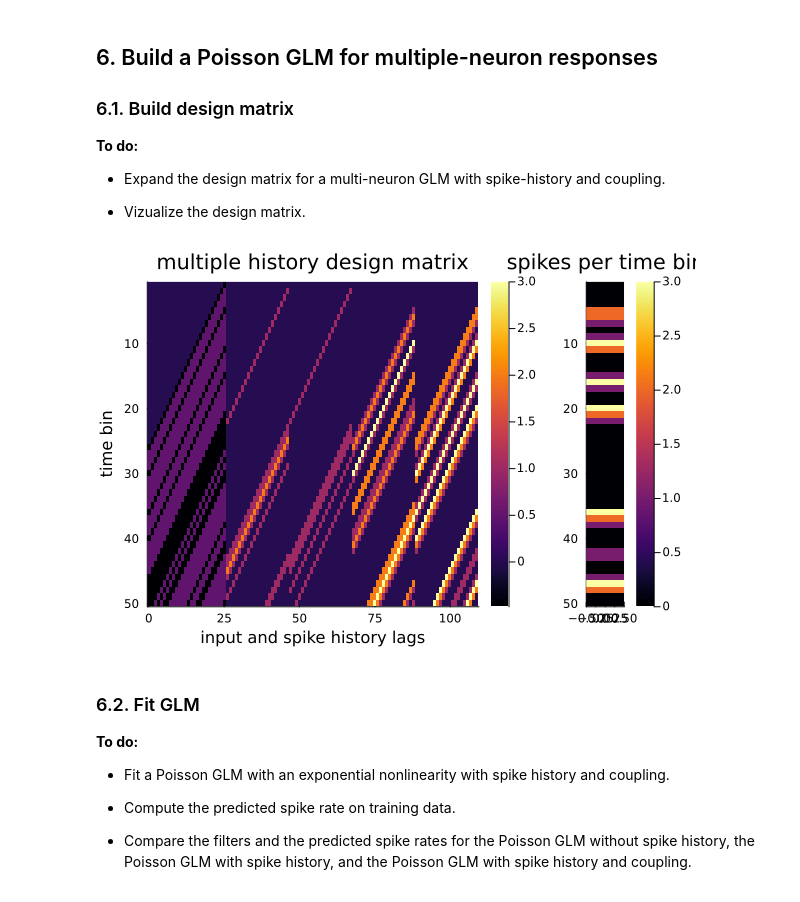
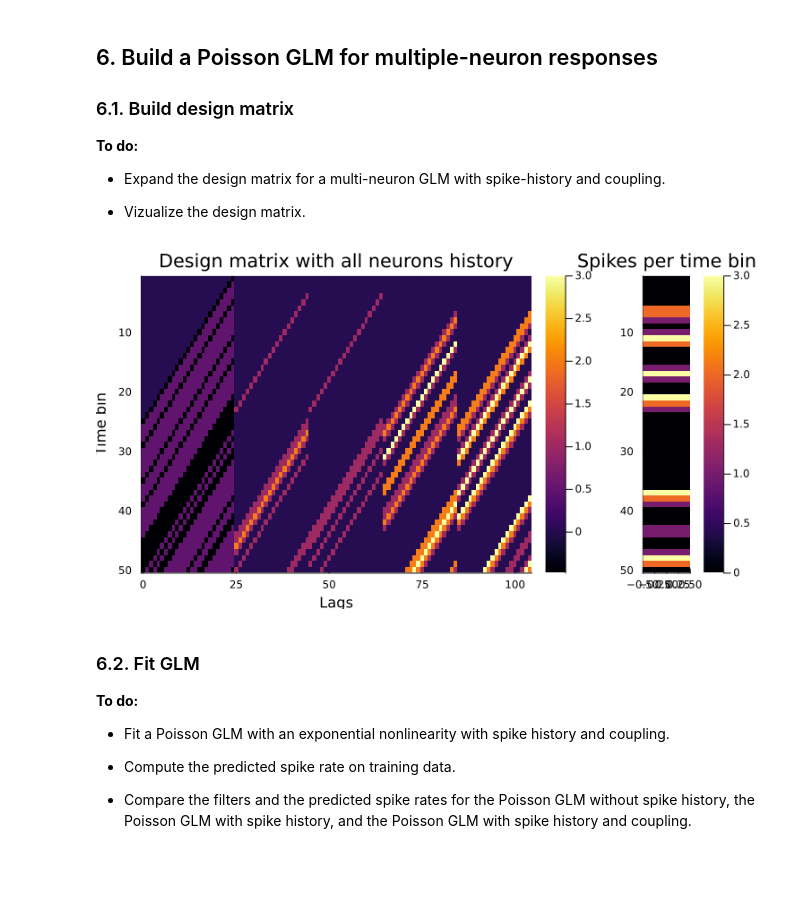
Before and after one commit to AurelienBernardP/Principles-of-neuroengineering, a Jupyter notebook: notebook2/Tutorial2-neural-encoding-modeling.ipynb, the cells around one changed output. Cells and saved outputs as stored; diff of their text form; code cells hidden in the pictures; blank space fills up the shorter version.

```diff
--- a/notebook2/Tutorial2-neural-encoding-modeling.ipynb
+++ b/notebook2/Tutorial2-neural-encoding-modeling.ipynb
@@ -480,18 +482,18 @@ Y4 = hist.weights #binned spike count neuron 4
 ntfilt = 25
 nthist = 20
 
-design = transpose(Hankel(vcat(vec(zeros((ntfilt,1))),stim[1]),stim))
-neuron3_hist = transpose(Hankel(vcat(vec(zeros((nthist,1))),Y3[1]),Y3))
+neuron3_hist = transpose(Hankel( zeros((nthist)) , vcat(0,Y3[1:size(Y3,1)-1])))
+
 hist_expanded_design = hcat(design,neuron3_hist)
-
-heat_expanded = heatmap(0:ntfilt+nthist+1, 1:50, hist_expanded_design[1:50,:], yflip = true, title = "Extended design matrix with spike history" , xlabel = "lags" , ylabel = "time bin")
+heat_expanded = heatmap(0:ntfilt+nthist-1, 1:50, hist_expanded_design[1:50,:], yflip = true, title = "Extended design matrix with spike history" , xlabel = "Lags" , ylabel = "Time bin",
+xticks = 0:5:45,)
 
 
 #heat3 = heatmap(-ntfilt+1:0, 1:50, neuron3_hist[1:50,:], yflip = true, title = "design matrix" , xlabel = "n4 spike hist" , ylabel = "time bin")
 
-heat_spikes = heatmap((0:0),1:50,hist.weights[1:50,:], yflip = true , title = "spikes per time bin" )
+heat_spikes = heatmap((0:0),1:50,hist.weights[1:50,:], yflip = true )
 
 l = @layout [a{0.8w} b]
 
-plot(heat_expanded, heat_spikes , layout = l)
+plot(heat_expanded, heat_spikes , layout = l, size=(750,450))
 # %% [output]
@@ -536,32 +540,34 @@ plot!(time_bins[1:121],predictions_glm_poisson_hist[1:121], label = "Poisson GLM
 
 - Vizualize the design matrix.
 # %%
-design = transpose(Hankel(vcat(vec(zeros((ntfilt,1))),stim[1]),stim))
-#heat_design = heatmap(-ntfilt+1:0, 1:50, design[1:50,:], yflip = true, title = "design matrix" , xlabel = "lags" , ylabel = "time bin")
 
-neuron1_hist = transpose(Hankel(vcat(vec(zeros((nthist,1))),Y1[1]),Y1))
+ntfilt = 25
+nthist = 20
+
+neuron1_hist = transpose(Hankel( zeros((nthist)) , vcat(0,Y1[1:size(Y1,1)-1])))
 #heat1 = heatmap(-ntfilt+1:0, 1:50, neuron1_hist[1:50,:], yflip = true, title = "design matrix" , xlabel = "n1 spike hist" , ylabel = "time bin")
 
-neuron2_hist = transpose(Hankel(vcat(vec(zeros((nthist,1))),Y2[1]),Y2))
+neuron2_hist = transpose(Hankel( zeros((nthist)) , vcat(0,Y2[1:size(Y2,1)-1])))
 #heat2 = heatmap(-ntfilt+1:0, 1:50, neuron2_hist[1:50,:], yflip = true, title = "design matrix" , xlabel = "n2 spike hist" , ylabel = "time bin")
 
-neuron3_hist = transpose(Hankel(vcat(vec(zeros((nthist,1))),Y3[1]),Y3))
+neuron3_hist = transpose(Hankel( zeros((nthist)) , vcat(0,Y3[1:size(Y3,1)-1])))
 #heat3 = heatmap(-ntfilt+1:0, 1:50, neuron3_hist[1:50,:], yflip = true, title = "design matrix" , xlabel = "n4 spike hist" , ylabel = "time bin")
 
-neuron4_hist = transpose(Hankel(vcat(vec(zeros((nthist,1))),Y4[1]),Y4))
+neuron4_hist = transpose(Hankel( zeros((nthist)) , vcat(0,Y4[1:size(Y4,1)-1])))
 #heat4 = heatmap(-ntfilt+1:0, 1:50, neuron4_hist[1:50,:], yflip = true, title = "design matrix" , xlabel = "n4 spike hist" , ylabel = "time bin")
 
-multy_hist_expanded_design = hcat(design,neuron1_hist,neuron2_hist,neuron3_hist,neuron4_hist)
+multy_hist_expanded_design = hcat(design, neuron1_hist, neuron2_hist, neuron3_hist, neuron4_hist)
 
-multy_hist_heat = heatmap(0:ntfilt+(nthist*4)+4, 1:50, multy_hist_expanded_design[1:50,:], yflip = true, title = "multiple history design matrix" , xlabel = "input and spike history lags" , ylabel = "time bin")
+multy_hist_heat = heatmap(0:ntfilt+(nthist*4)-1, 1:50, multy_hist_expanded_design[1:50, :], yflip = true, title = "Design matrix with all neurons history" , xlabel = "Lags" , ylabel = "Time bin")
 
-heat_spikes = heatmap((0:0),1:50,hist.weights[1:50,:], yflip = true , title = "spikes per time bin" )
+
+heat_spikes = heatmap((0:0),1:50,hist.weights[1:50,:], yflip = true , title = "Spikes per time bin" )
 
 l = @layout [a{0.8w} b]
 
-plot(multy_hist_heat, heat_spikes , layout = l)
+plot(multy_hist_heat, heat_spikes , layout = l, size=(750,400))
 # %% [output]
-[figure, old version]
+[figure, new version]
 # %% [markdown]
 ### 6.2. Fit GLM
 
```
Also changed, not shown: parts of 17 cells of this notebook.
